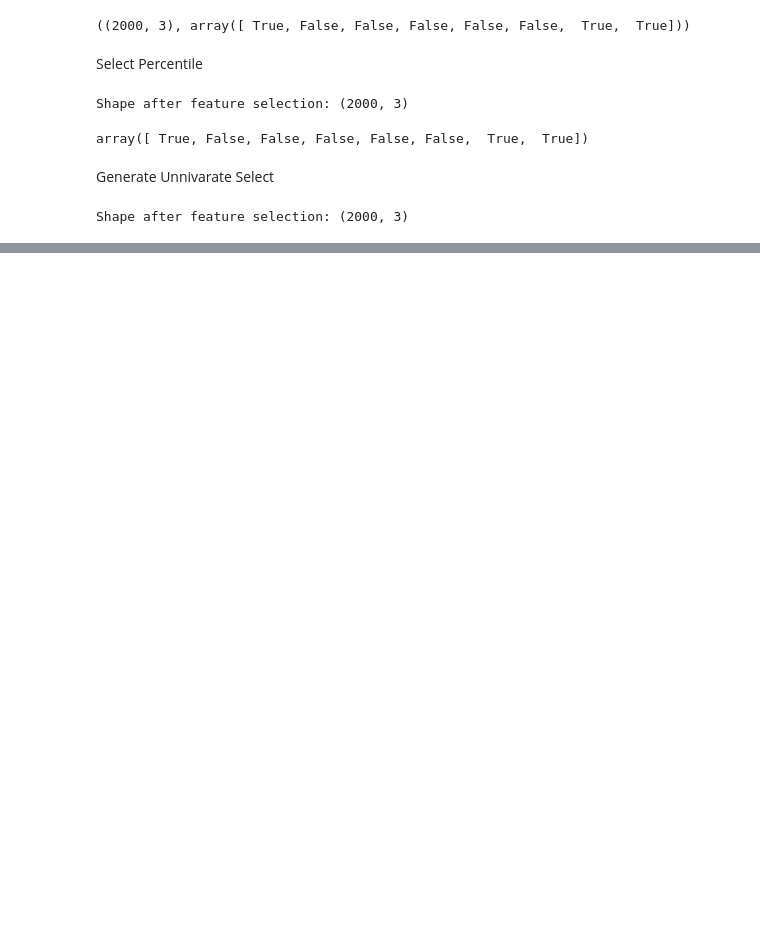
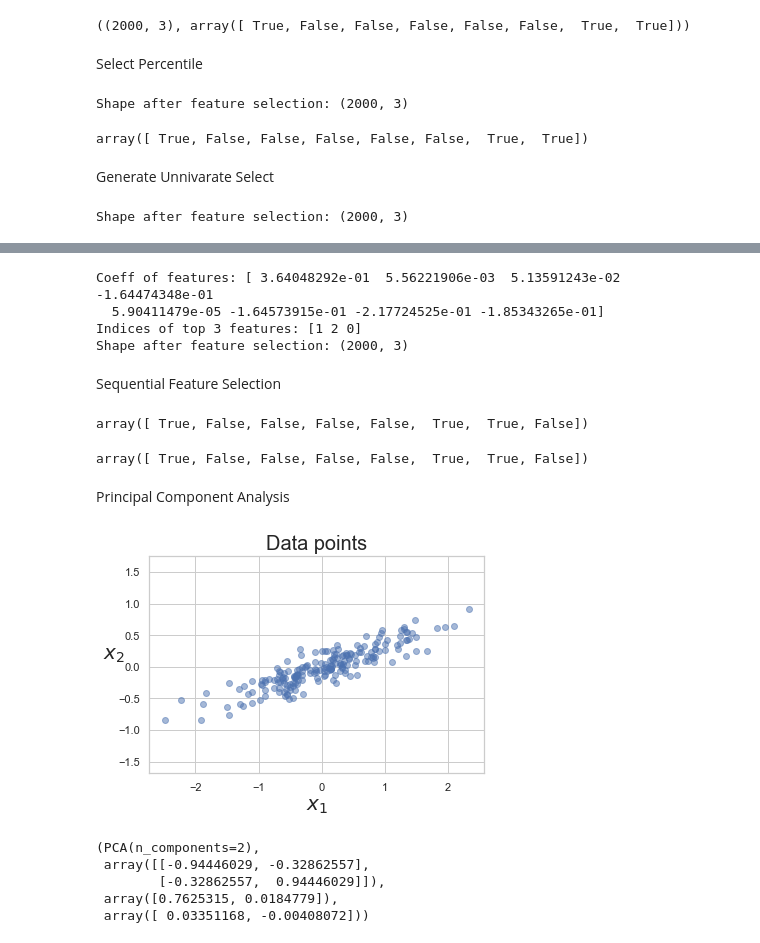
Before and after one commit to Pranav-Balakrishnan/Basic-Machine-Learning, a Jupyter notebook: Data Preprocessing Examples.ipynb, the cells around one changed output, grey strips where cells are left out. Saved outputs shown, nothing was run; the diff lists cells and outputs as text; code cells hidden in the pictures; blank space fills up the shorter version.

Commit message:
Data Preprocessing

```diff
--- a/Data Preprocessing Examples.ipynb
+++ b/Data Preprocessing Examples.ipynb
@@ -503,0 +510,61 @@ Shape after feature selection: (2000, 3)
+# %%
+from sklearn.feature_selection import SelectFromModel
+estimator = LinearRegression()
+estimator.fit(X,y)
+print(f'Coeff of features: {estimator.coef_}')
+print(f'Indices of top {3} features: {np.argsort(estimator.coef_)[-3:]}')
+t = np.argsort(np.abs(estimator.coef_))[-3:]
+model = SelectFromModel(estimator, max_features = 3, prefit = True)
+X_new = model.transform(X)
+print(f'Shape after feature selection: {X_new.shape}')
+# %% [output]
+Coeff of features: [ 3.64048292e-01  5.56221906e-03  5.13591243e-02 -1.64474348e-01
+  5.90411479e-05 -1.64573915e-01 -2.17724525e-01 -1.85343265e-01]
+Indices of top 3 features: [1 2 0]
+Shape after feature selection: (2000, 3)
+# %% [markdown]
+Sequential Feature Selection
+# %%
+from sklearn.feature_selection import SequentialFeatureSelector #Selects features one by one in a greedy manner
+estimator =LinearRegression()
+sfs = SequentialFeatureSelector(estimator,n_features_to_select=3,direction="forward")
+sfs.fit_transform(X,y)
+sfs.get_support()
+# %% [output]
+array([ True, False, False, False, False,  True,  True, False])
+# %%
+estimator =LinearRegression()
+sfs = SequentialFeatureSelector(estimator,n_features_to_select=3,direction="backward")
+sfs.fit_transform(X,y)
+sfs.get_support()
+# %% [output]
+array([ True, False, False, False, False,  True,  True, False])
+# %% [markdown]
+Principal Component Analysis
+# %%
+#@title [Generate synthetic dataset]
+rand = np.random.RandomState(1)
+X = np.dot(rand.rand(2, 2), rand.randn(2, 200)).T
+
+plt.figure()
+plt.title('Data points', size = 20)
+
+# set x and y labels
+plt.xlabel('$x_1$', size=20)
+plt.ylabel('$x_2$', size=20, rotation = 0)
+
+# plot the data points
+plt.scatter(X[:, 0], X[:, 1], alpha=0.5)
+plt.axis('equal');
+# %% [output]
+[figure, added]
+# %%
+from sklearn.decomposition import PCA
+pca = PCA(n_components=2)
+pca.fit(X),pca.components_,pca.explained_variance_,pca.mean_
+# %% [output]
+(PCA(n_components=2),
+ array([[-0.94446029, -0.32862557],
+        [-0.32862557,  0.94446029]]),
+ array([0.7625315, 0.0184779]),
+ array([ 0.03351168, -0.00408072]))
```
Also changed, not shown: parts of 25 cells of this notebook.
